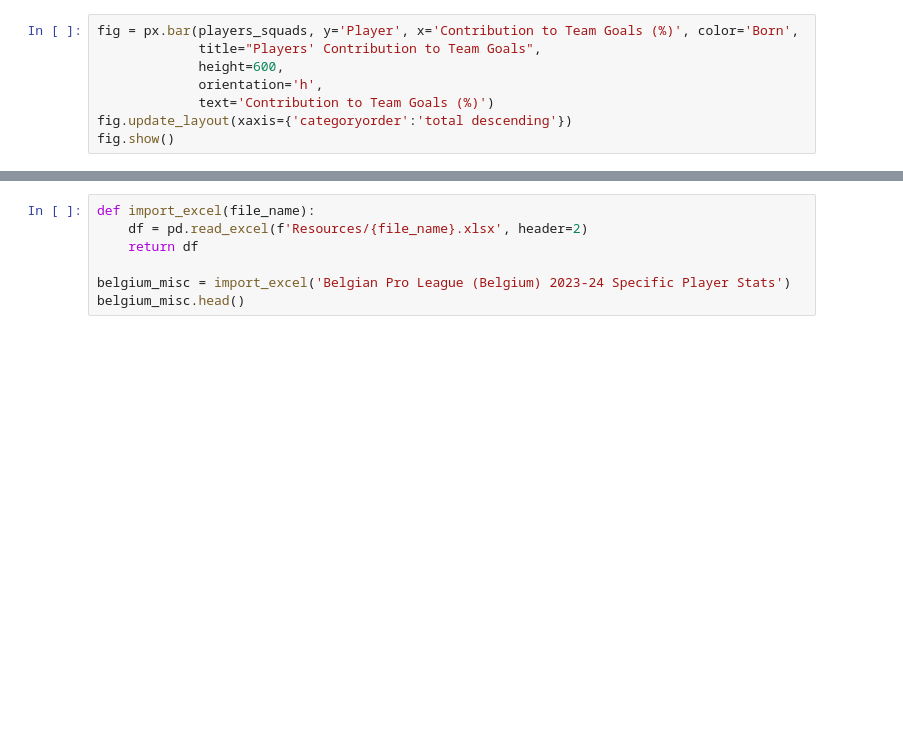
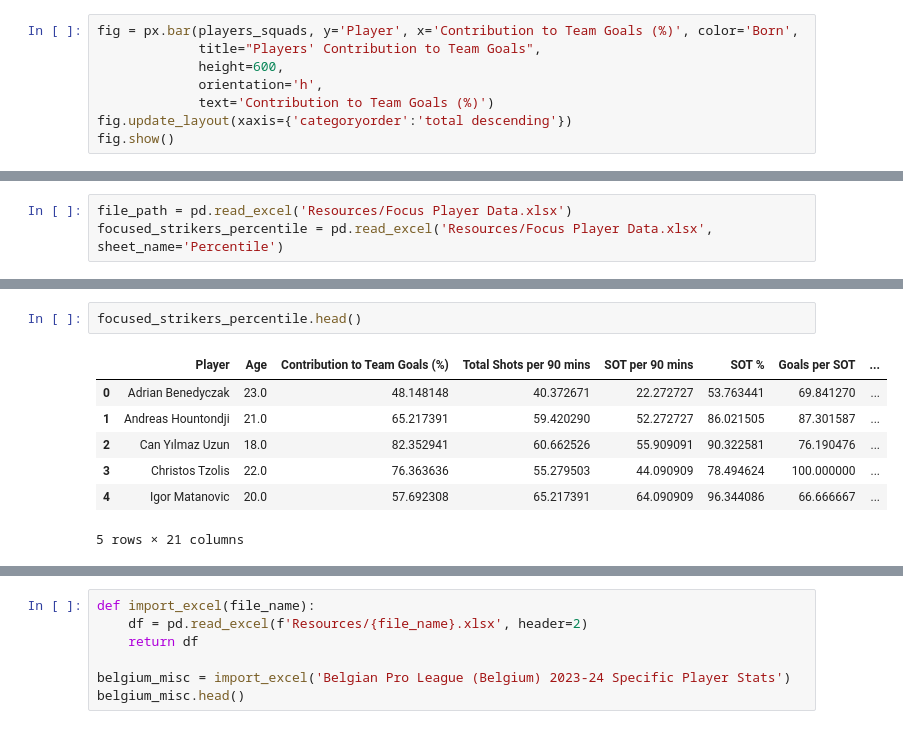
Before and after one commit to brutucas/Football-Player-Analysis, a Jupyter notebook: football_player_analysis.ipynb, the cells around one changed output, grey strips where cells are left out. Drawn from its saved outputs; the diff is of its cells as text; blank space fills up the shorter version.

```diff
--- a/football_player_analysis.ipynb
+++ b/football_player_analysis.ipynb
@@ -848,0 +917,3 @@ fig.show()
+# %%
+file_path = pd.read_excel('Resources/Focus Player Data.xlsx')
+focused_strikers_percentile = pd.read_excel('Resources/Focus Player Data.xlsx', sheet_name='Percentile')
@@ -848,0 +927,10 @@ fig.show()
+# %%
+focused_strikers_percentile.head()
+# %% [output]
+|  | Player | Age | Contribution to Team Goals (%) | Total Shots per 90 mins | SOT per 90 mins | SOT % | Goals per SOT | ... |
+| 0 | Adrian Benedyczak | 23.0 | 48.148148 | 40.372671 | 22.272727 | 53.763441 | 69.841270 | ... |
+| 1 | Andreas Hountondji | 21.0 | 65.217391 | 59.420290 | 52.272727 | 86.021505 | 87.301587 | ... |
+| 2 | Can Yılmaz Uzun | 18.0 | 82.352941 | 60.662526 | 55.909091 | 90.322581 | 76.190476 | ... |
+| 3 | Christos Tzolis | 22.0 | 76.363636 | 55.279503 | 44.090909 | 78.494624 | 100.000000 | ... |
+| 4 | Igor Matanovic | 20.0 | 57.692308 | 65.217391 | 64.090909 | 96.344086 | 66.666667 | ... |
+5 rows × 21 columns
```
Also changed, not shown: parts of 32 cells of this notebook, 2 other files.
